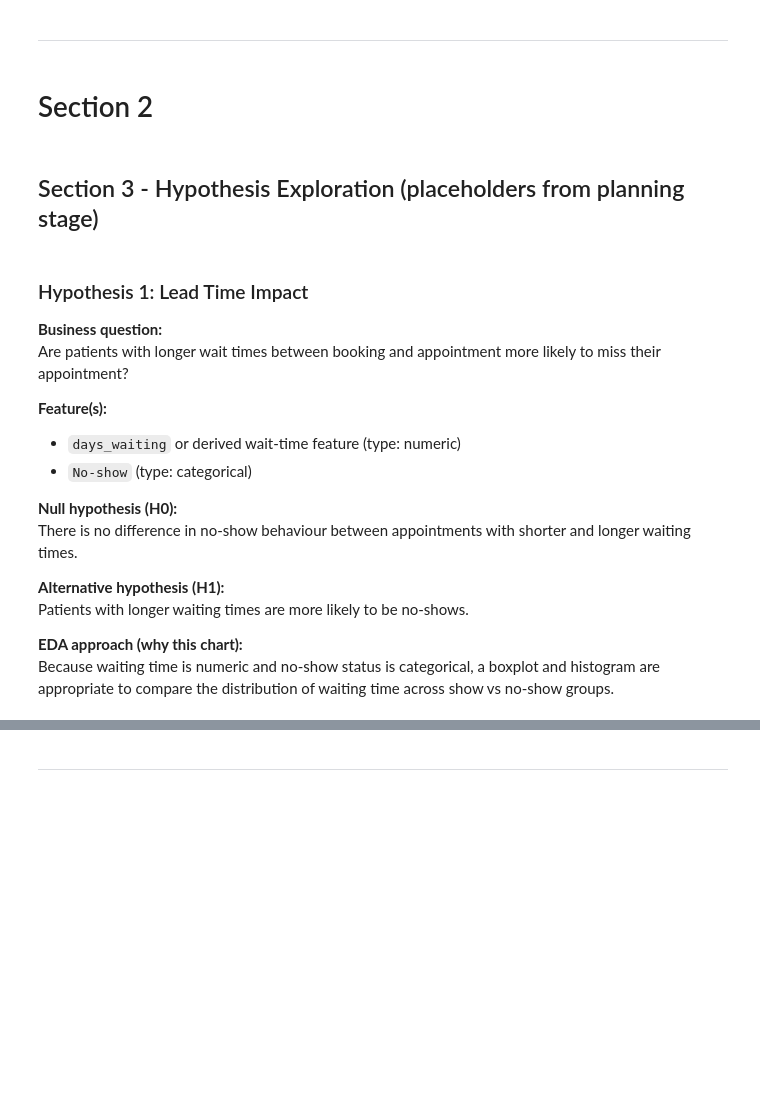
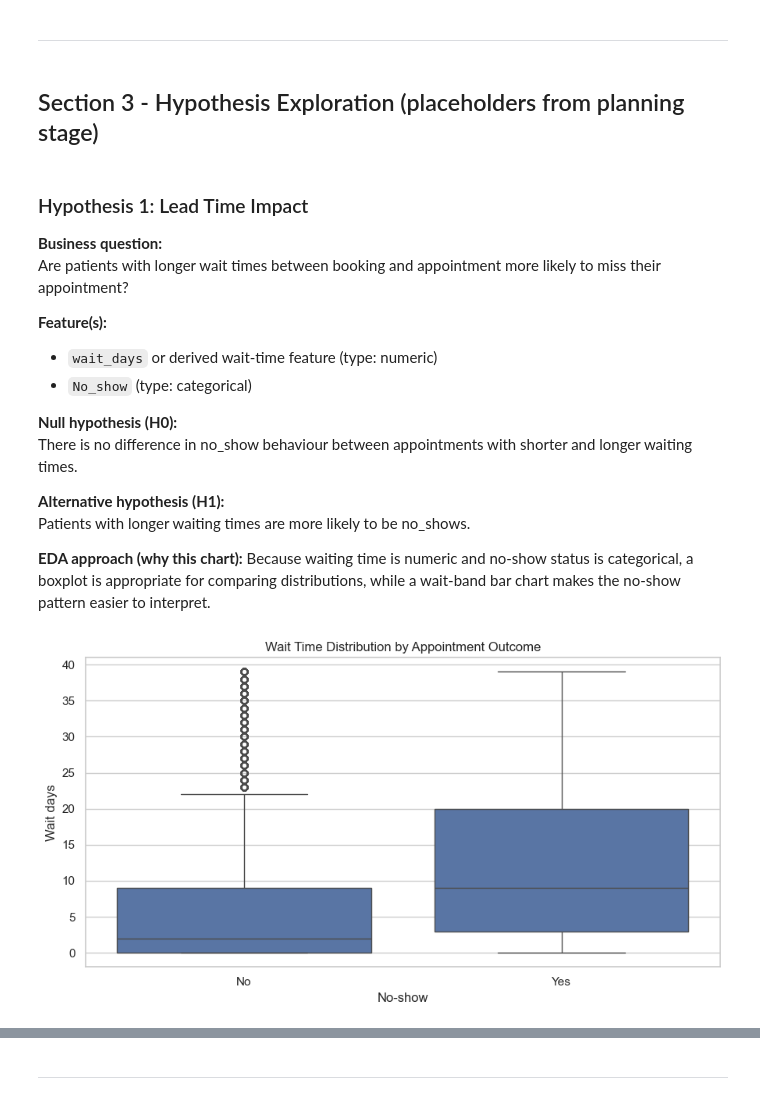
Before and after one commit to RNB1993/medical-appointment-no-show-analytics, a Jupyter notebook: jupyter_notebooks/02_VIS.ipynb, the cells around one changed output, grey strips where cells are left out. Saved outputs shown, nothing was run; the diff lists cells and outputs as text; code cells hidden in the pictures; blank space fills up the shorter version.

```diff
--- a/jupyter_notebooks/02_VIS.ipynb
+++ b/jupyter_notebooks/02_VIS.ipynb
@@ -47,0 +47,10 @@ Section 1 content
+# %%
+# Import necessary libraries
+import pandas as pd
+import numpy as np
+import matplotlib.pyplot as plt
+import seaborn as sns
+
+# Notebook display settings
+pd.set_option("display.max_columns", None)
+sns.set_theme(style="whitegrid")
@@ -47,0 +61,7 @@ Section 1 content
+# %%
+# Load cleaned dataset
+df = pd.read_csv("data/processed/medical_appointments_cleaned.csv")
+
+# Quick check to confirm data loaded correctly validate the shape and display the first few rows.
+print("Shape:", df.shape)
+display(df.head())
@@ -48,7 +204,5 @@ Section 1 content
 # %% [markdown]
 ---
-# %% [markdown]
-# Section 2
 # %% [markdown]
 ## Section 3 - Hypothesis Exploration (placeholders from planning stage)
 # %% [markdown]
@@ -58,14 +212,32 @@ Section 1 content
 Are patients with longer wait times between booking and appointment more likely to miss their appointment?
 
 **Feature(s):**
-- `days_waiting` or derived wait-time feature (type: numeric)
-- `No-show` (type: categorical)
+- `wait_days` or derived wait-time feature (type: numeric)
+- `No_show` (type: categorical)
 
 **Null hypothesis (H0):**
-There is no difference in no-show behaviour between appointments with shorter and longer waiting times.
+There is no difference in no_show behaviour between appointments with shorter and longer waiting times.
 
 **Alternative hypothesis (H1):**
-Patients with longer waiting times are more likely to be no-shows.
+Patients with longer waiting times are more likely to be no_shows.
 
 **EDA approach (why this chart):**
-Because waiting time is numeric and no-show status is categorical, a boxplot and histogram are appropriate to compare the distribution of waiting time across show vs no-show groups.
+Because waiting time is numeric and no-show status is categorical, a boxplot is appropriate for comparing distributions, while a wait-band bar chart makes the no-show pattern easier to interpret.
+# %%
+# Boxplot of wait time by attendance status
+# Filtering to the 95th percentile improves readability by reducing extreme outlier stretch
+wait_cap = df["wait_days"].quantile(0.95)
+
+plt.figure(figsize=(9, 5))
+sns.boxplot(
+    data=df[df["wait_days"] <= wait_cap],
+    x="no_show",
+    y="wait_days"
+)
+plt.title("Wait Time Distribution by Appointment Outcome")
+plt.xlabel("No-show")
+plt.ylabel("Wait days")
+plt.tight_layout()
+plt.show()
+# %% [output]
+[figure, added]
```
Also changed, not shown: parts of 55 cells of this notebook.
